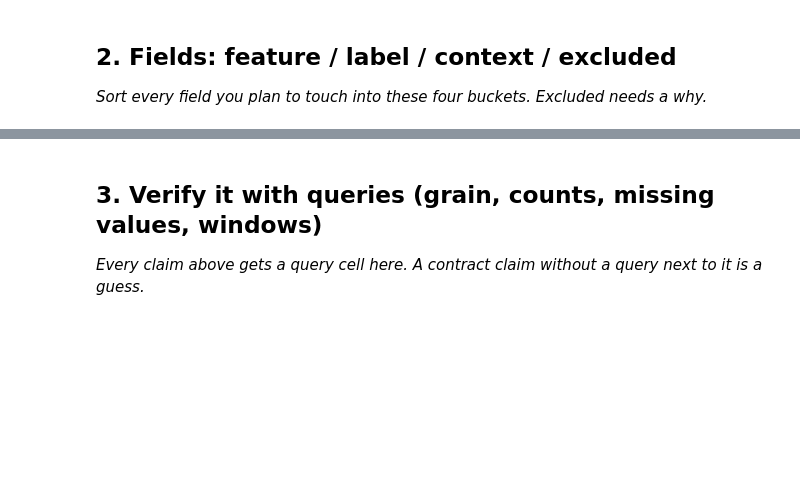
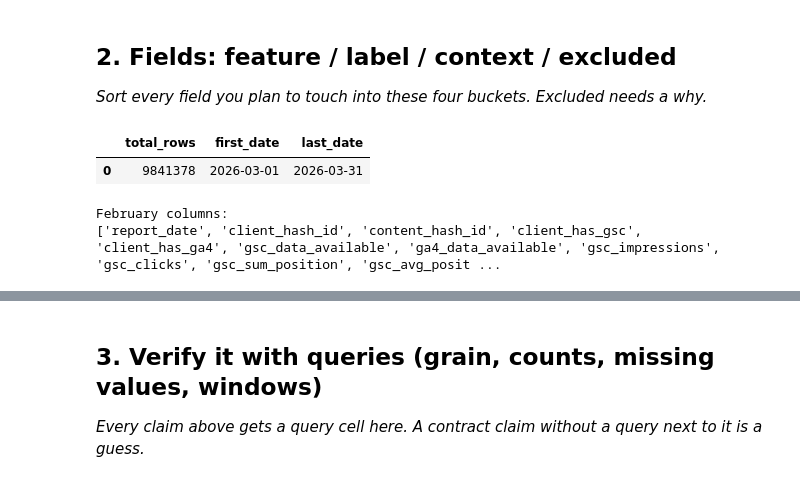
Before and after one commit to anjali062428-cmyk/flyrank-ml-internship, a Jupyter notebook: work/notebooks/w03_data_contract.ipynb, the cells around one changed output, grey strips where cells are left out. Cells and saved outputs as stored; diff of their text form; code cells hidden in the pictures; blank space fills up the shorter version.

```diff
--- a/work/notebooks/w03_data_contract.ipynb
+++ b/work/notebooks/w03_data_contract.ipynb
@@ -19,3 +78,32 @@ This skeleton is yours to fill. Work the sections **in order** — each one has
 ## 2. Fields: feature / label / context / excluded
 
 *Sort every field you plan to touch into these four buckets. Excluded needs a why.*
+# %%
+# Verify row count and date span for March 2026
+
+query_2 = con.sql(f"""
+    SELECT
+        COUNT(*) AS total_rows,
+        MIN(report_date) AS first_date,
+        MAX(report_date) AS last_date
+    FROM {FACT_MAR}
+""").df()
+
+query_2
+# %% [output]
+|  | total_rows | first_date | last_date |
+| 0 | 9841378 | 2026-03-01 | 2026-03-31 |
+# %%
+# Inspect the actual February 2026 warehouse columns
+
+feb_sample = con.sql(f"""
+    SELECT *
+    FROM {FACT_FEB}
+    LIMIT 1
+""").df()
+
+print("February columns:")
+print(feb_sample.columns.tolist())
+# %% [output]
+February columns:
+['report_date', 'client_hash_id', 'content_hash_id', 'client_has_gsc', 'client_has_ga4', 'gsc_data_available', 'ga4_data_available', 'gsc_impressions', 'gsc_clicks', 'gsc_sum_position', 'gsc_avg_posit ...
```
Also changed, not shown: parts of 16 cells of this notebook.
